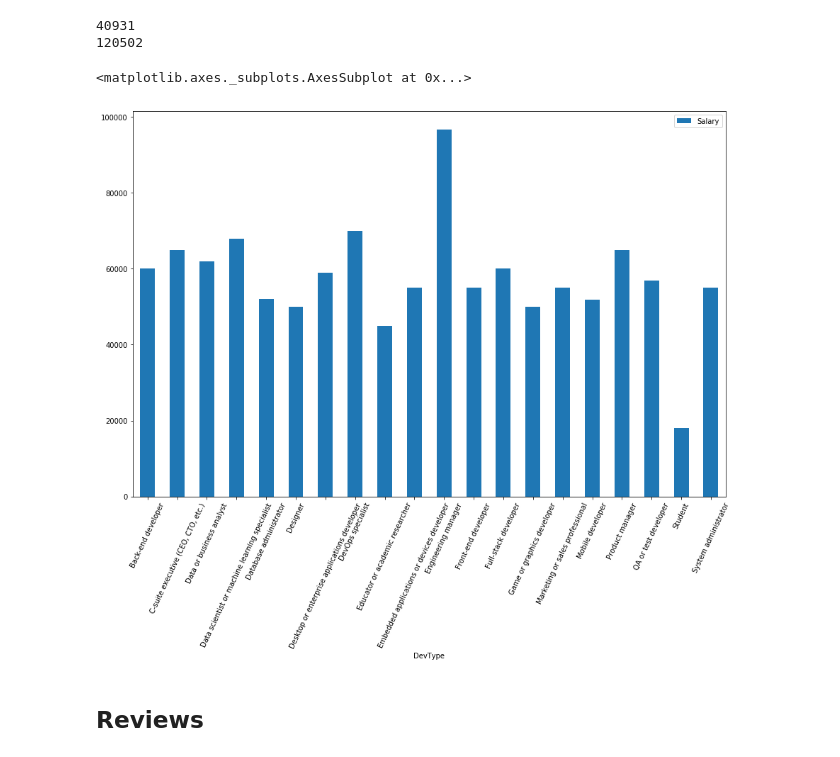
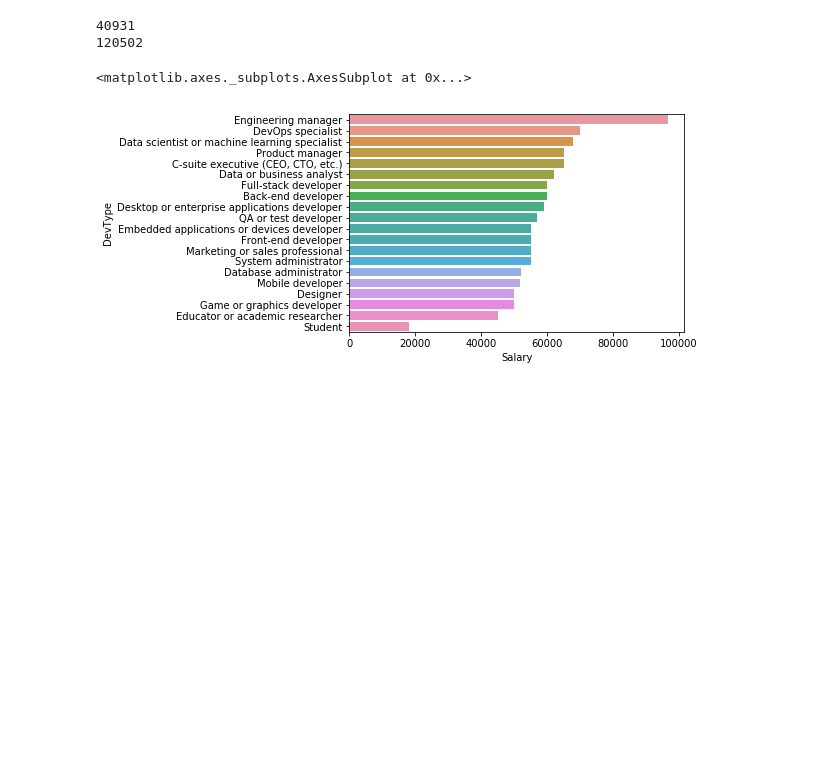
Before and after one commit to ckLXHL/stackoverflow, a Jupyter notebook: explore.ipynb, the cells around one changed output. Saved outputs shown, nothing was run; the diff lists cells and outputs as text; code cells hidden in the pictures; blank space fills up the shorter version.

```diff
--- a/explore.ipynb
+++ b/explore.ipynb
@@ -201,10 +201,9 @@ print(len(res))
 # %% [output]
 40931
 120502
-# %%
-res.groupby('DevType').median().plot.bar(figsize=(15,10), rot=65)
-# %% [output]
-<matplotlib.axes._subplots.AxesSubplot at 0x...>
-[figure, removed]
-# %% [markdown]
-## Reviews <a name="reviews">
+# %%
+medians = res.groupby('DevType').median().reset_index().sort_values('Salary', ascending=False)
+sns.barplot(x = medians['Salary'], y = medians['DevType'])
+# %% [output]
+<matplotlib.axes._subplots.AxesSubplot at 0x...>
+[figure, added]
```
Also changed, not shown: parts of 2 cells of this notebook, 7 other files.
